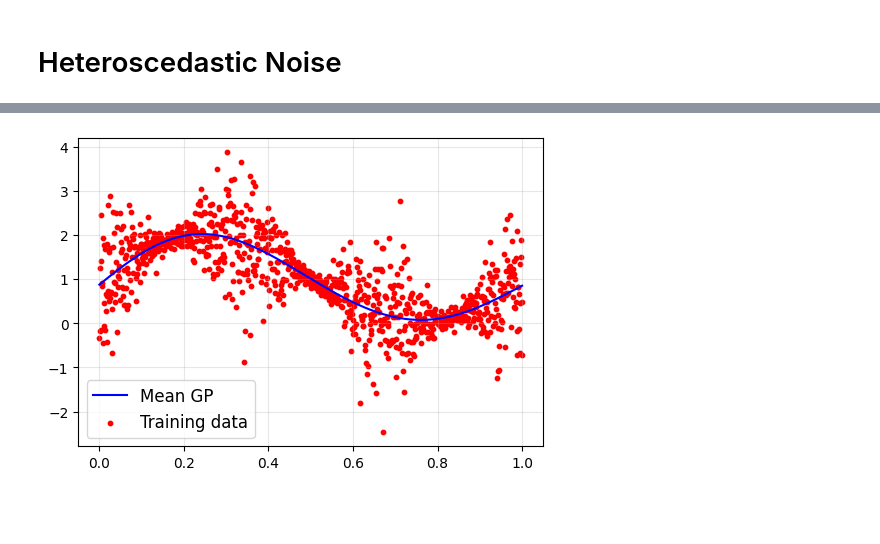
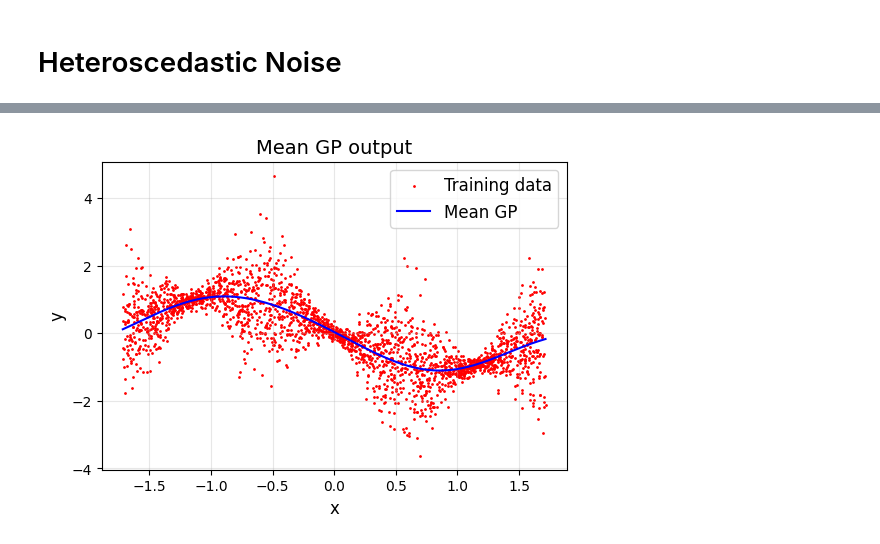
Before and after one commit to gurooria/Diffusion-Gaussian-Processes, a Jupyter notebook: synthetic_1d/gp_1d/gp1d.ipynb, the cells around one changed output, grey strips where cells are left out. Cells and saved outputs as stored; diff of their text form; code cells hidden in the pictures; blank space fills up the shorter version.

```diff
--- a/synthetic_1d/gp_1d/gp1d.ipynb
+++ b/synthetic_1d/gp_1d/gp1d.ipynb
@@ -39,2 +41,35 @@ plt.show()
+# %%
+import numpy as np
+import matplotlib.pyplot as plt
+import gpytorch
+import torch
+from dataset import DiffusionDataset, get_dataloader
+
+dataset = DiffusionDataset(dataset_name='sin_1d', n_samples=3000, seed=42, x_normalise=True, y_normalise=True)
+x_scalar, y_scalar = dataset.get_scalers()
+train_loader, test_loader, val_loader = get_dataloader(dataset, batch_size=32, train_ratio=0.8, val_ratio=0.1, shuffle=True, seed=42)
+
+# Get all x,y pairs from train_loader
+train_x = []
+train_y = []
+for batch in train_loader:
+    train_x.append(batch['X'])
+    train_y.append(batch['y'])
+train_x = torch.cat(train_x).squeeze()
+train_y = torch.cat(train_y).squeeze()
+
+# Get all x,y pairs from test_loader
+test_x = []
+test_y = []
+for batch in test_loader:
+    test_x.append(batch['X'])
+    test_y.append(batch['y'])
+test_x = torch.cat(test_x).squeeze()
+test_y = torch.cat(test_y).squeeze()
+
+# sort the pairs of train_x and train_y in ascending order based on train_x
+sorted_indices = np.argsort(train_x)
+train_x = train_x[sorted_indices]
+train_y = train_y[sorted_indices]
 # %% [markdown]
 # Homoscedastic GP
@@ -268,17 +390,22 @@ Mean GP - Iter 100/100 - Loss: 0.874
 # %%
 # Set the mean model to evaluation mode
 mean_model.eval()
 mean_likelihood.eval()
 with torch.no_grad():
     mean_pred = mean_model(train_x).mean
 
 plt.figure(figsize=(6, 4))
 plt.grid(alpha=0.3)
-plt.plot(train_x, mean_pred, 'b-', label='Mean GP')
-plt.scatter(train_x, train_y, c='r', label='Training data', s=10)
+plt.scatter(train_x, train_y, c='r', label='Training data', s=1)
+plt.plot(train_x, mean_pred, c='b', label='Mean GP')
 plt.legend(fontsize=12)
+plt.title('Mean GP output', fontsize=14)
+plt.xlabel('x', fontsize=12)
+plt.ylabel('y', fontsize=12)
+plt.xticks(fontsize=10)
+plt.yticks(fontsize=10)
 plt.show()
 # %% [output]
-[figure, old version]
+[figure, new version]
 # %%
 train_var = (train_y - mean_pred)**2
```
Also changed, not shown: parts of 24 cells of this notebook, 15 other files.
